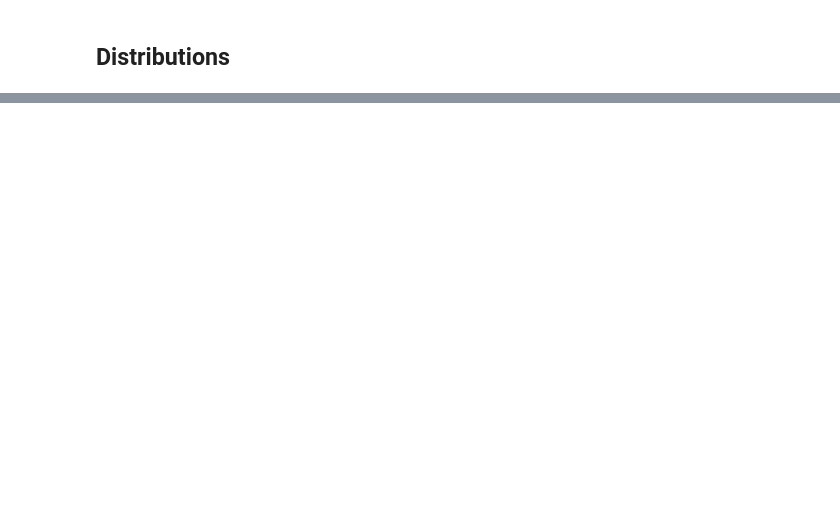
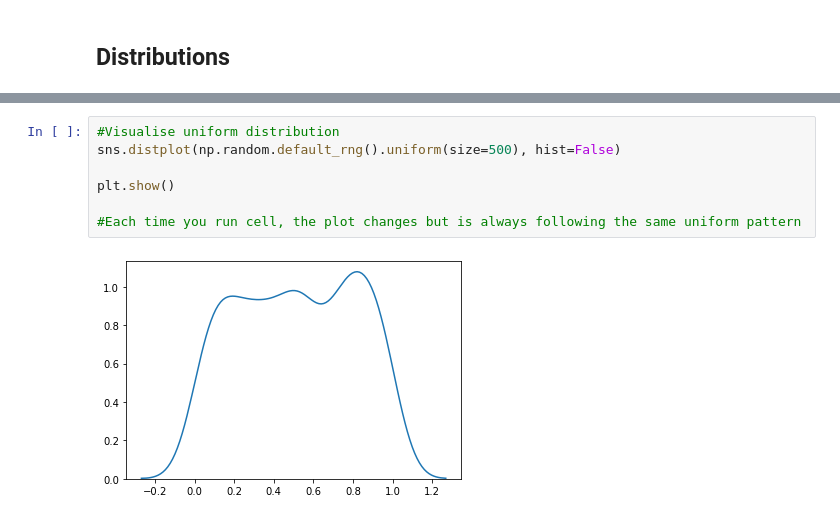
Before and after one commit to AineNicD/numpy-random, a Jupyter notebook: numpy-random.ipynb, the cells around one changed output, grey strips where cells are left out. Drawn from its saved outputs; the diff is of its cells as text; blank space fills up the shorter version.

```diff
--- a/numpy-random.ipynb
+++ b/numpy-random.ipynb
@@ -251,0 +332,9 @@ plt.show()
+# %%
+#Visualise uniform distribution
+sns.distplot(np.random.default_rng().uniform(size=500), hist=False)
+
+plt.show()
+
+#Each time you run cell, the plot changes but is always following the same uniform pattern
+# %% [output]
+[figure, added]
```
Also changed, not shown: parts of 25 cells of this notebook, 1 other file.
